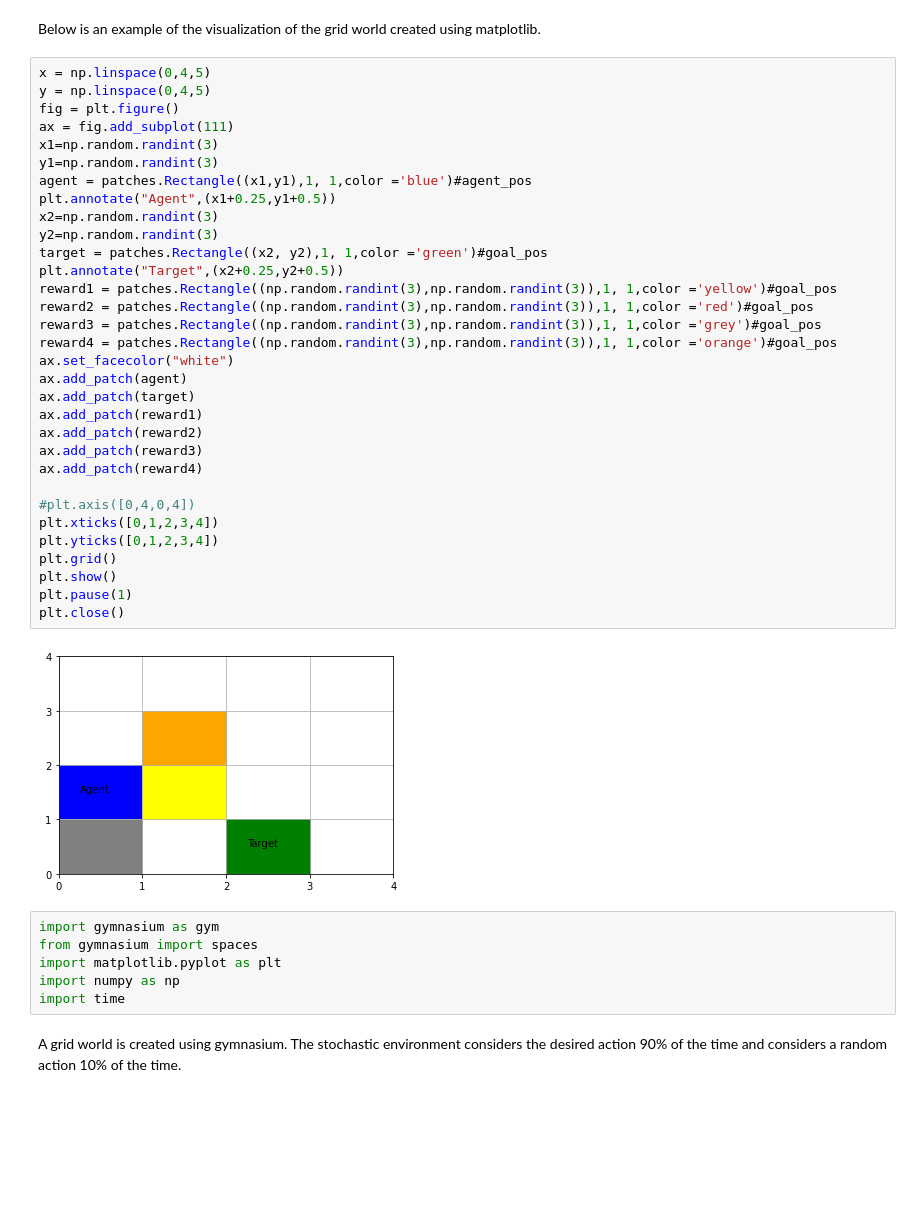
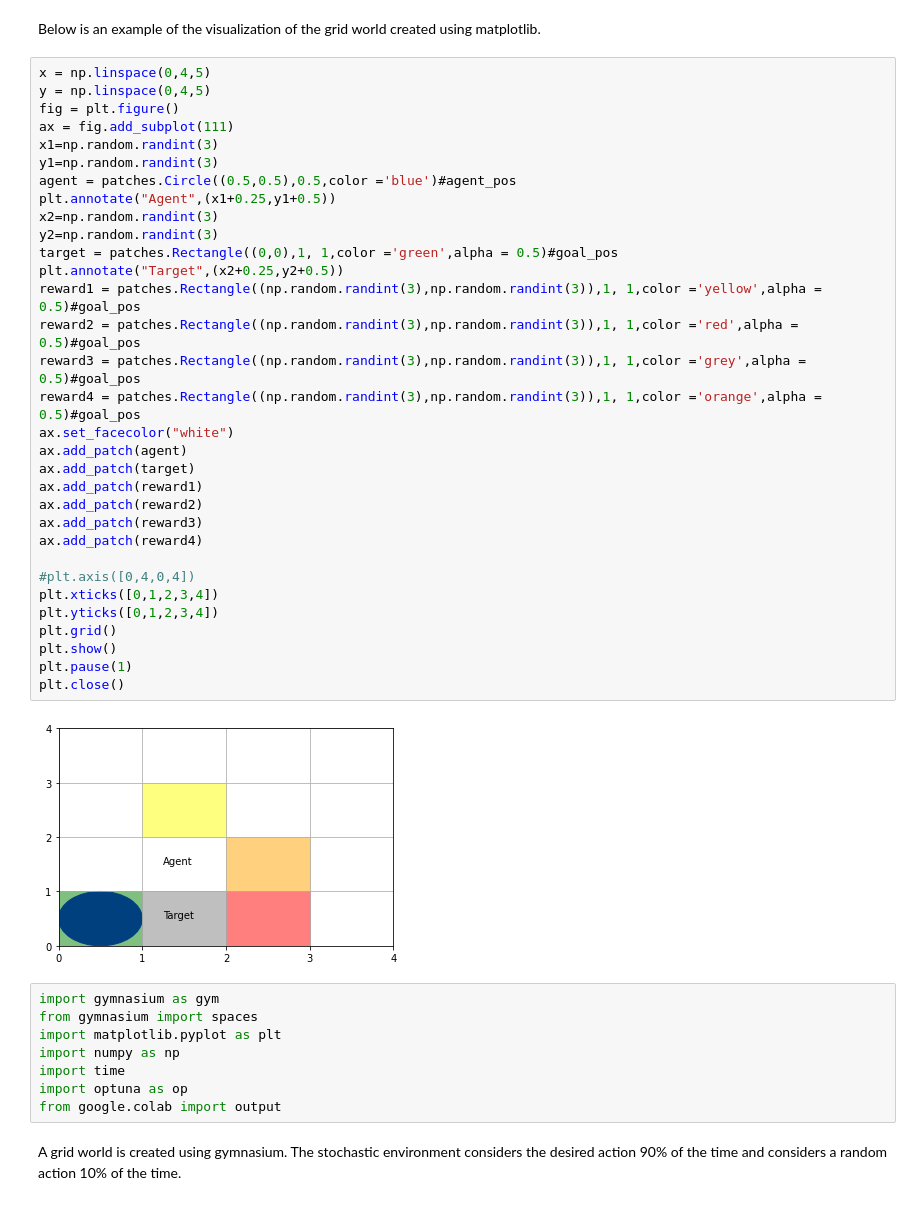
Before and after one commit to SharanIO/Reinforcement-Learning, a Jupyter notebook: sthiruna_assignment1.ipynb, the cells around one changed output. Cells and saved outputs as stored; diff of their text form; blank space fills up the shorter version.

```diff
--- a/sthiruna_assignment1.ipynb
+++ b/sthiruna_assignment1.ipynb
@@ -12,43 +12,45 @@ Below is an example of the visualization of the grid world created using matplot
 # %%
 x = np.linspace(0,4,5)
 y = np.linspace(0,4,5)
 fig = plt.figure()
 ax = fig.add_subplot(111)
 x1=np.random.randint(3)
 y1=np.random.randint(3)
-agent = patches.Rectangle((x1,y1),1, 1,color ='blue')#agent_pos
+agent = patches.Circle((0.5,0.5),0.5,color ='blue')#agent_pos
 plt.annotate("Agent",(x1+0.25,y1+0.5))
 x2=np.random.randint(3)
 y2=np.random.randint(3)
-target = patches.Rectangle((x2, y2),1, 1,color ='green')#goal_pos
+target = patches.Rectangle((0,0),1, 1,color ='green',alpha = 0.5)#goal_pos
 plt.annotate("Target",(x2+0.25,y2+0.5))
-reward1 = patches.Rectangle((np.random.randint(3),np.random.randint(3)),1, 1,color ='yellow')#goal_pos
-reward2 = patches.Rectangle((np.random.randint(3),np.random.randint(3)),1, 1,color ='red')#goal_pos
-reward3 = patches.Rectangle((np.random.randint(3),np.random.randint(3)),1, 1,color ='grey')#goal_pos
-reward4 = patches.Rectangle((np.random.randint(3),np.random.randint(3)),1, 1,color ='orange')#goal_pos
+reward1 = patches.Rectangle((np.random.randint(3),np.random.randint(3)),1, 1,color ='yellow',alpha = 0.5)#goal_pos
+reward2 = patches.Rectangle((np.random.randint(3),np.random.randint(3)),1, 1,color ='red',alpha = 0.5)#goal_pos
+reward3 = patches.Rectangle((np.random.randint(3),np.random.randint(3)),1, 1,color ='grey',alpha = 0.5)#goal_pos
+reward4 = patches.Rectangle((np.random.randint(3),np.random.randint(3)),1, 1,color ='orange',alpha = 0.5)#goal_pos
 ax.set_facecolor("white")
 ax.add_patch(agent)
 ax.add_patch(target)
 ax.add_patch(reward1)
 ax.add_patch(reward2)
 ax.add_patch(reward3)
 ax.add_patch(reward4)
 
 #plt.axis([0,4,0,4])
 plt.xticks([0,1,2,3,4])
 plt.yticks([0,1,2,3,4])
 plt.grid()
 plt.show()
 plt.pause(1)
 plt.close()
 # %% [output]
-[figure, old version]
+[figure, new version]
 # %%
 import gymnasium as gym
 from gymnasium import spaces
 import matplotlib.pyplot as plt
 import numpy as np
 import time
+import optuna as op
+from google.colab import output
 # %% [markdown]
 A grid world is created using gymnasium. The stochastic environment considers the desired action 90% of the time and considers a random action 10% of the time.
 # %%
```
Also changed, not shown: parts of 52 cells of this notebook.
